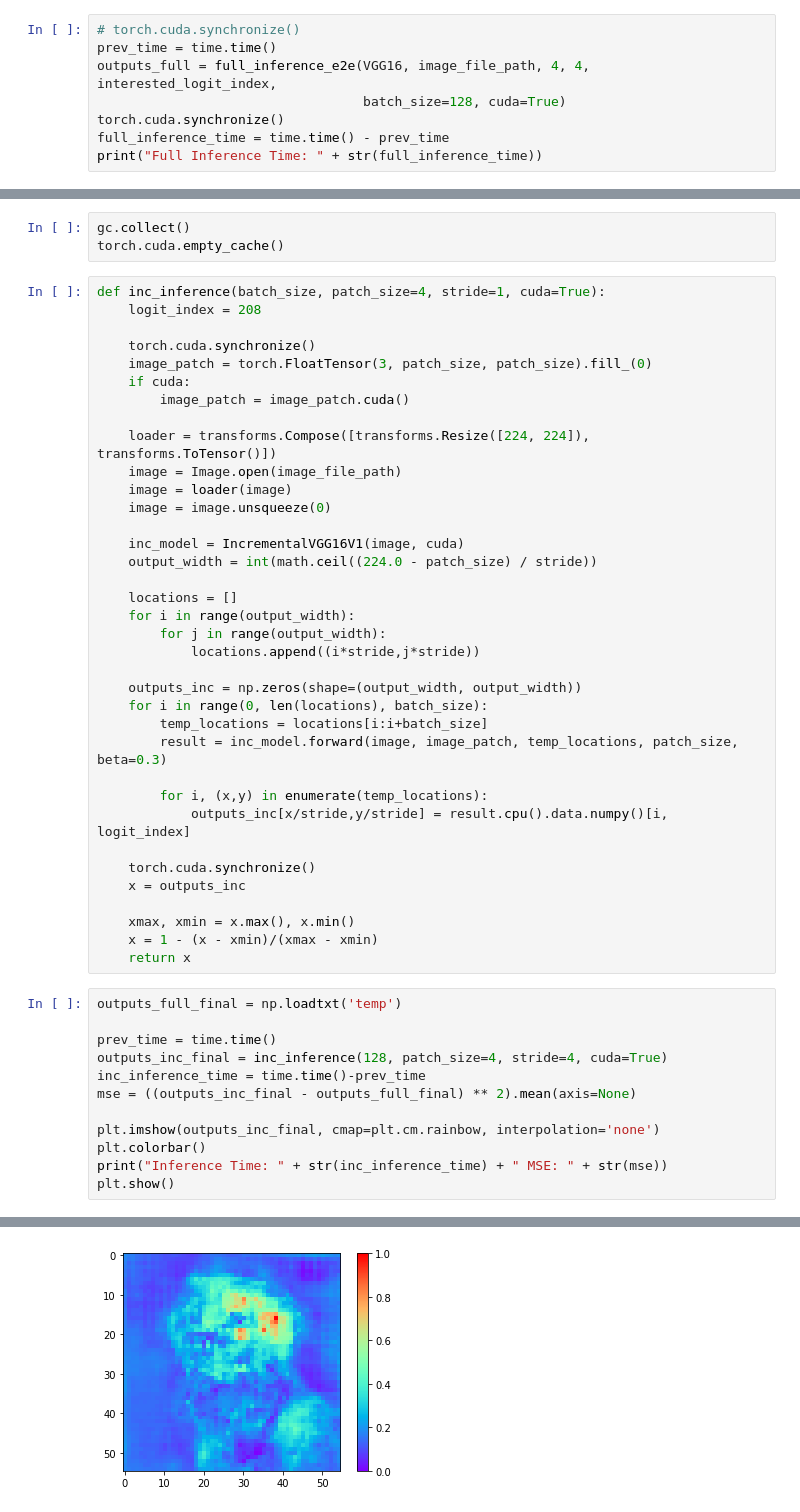
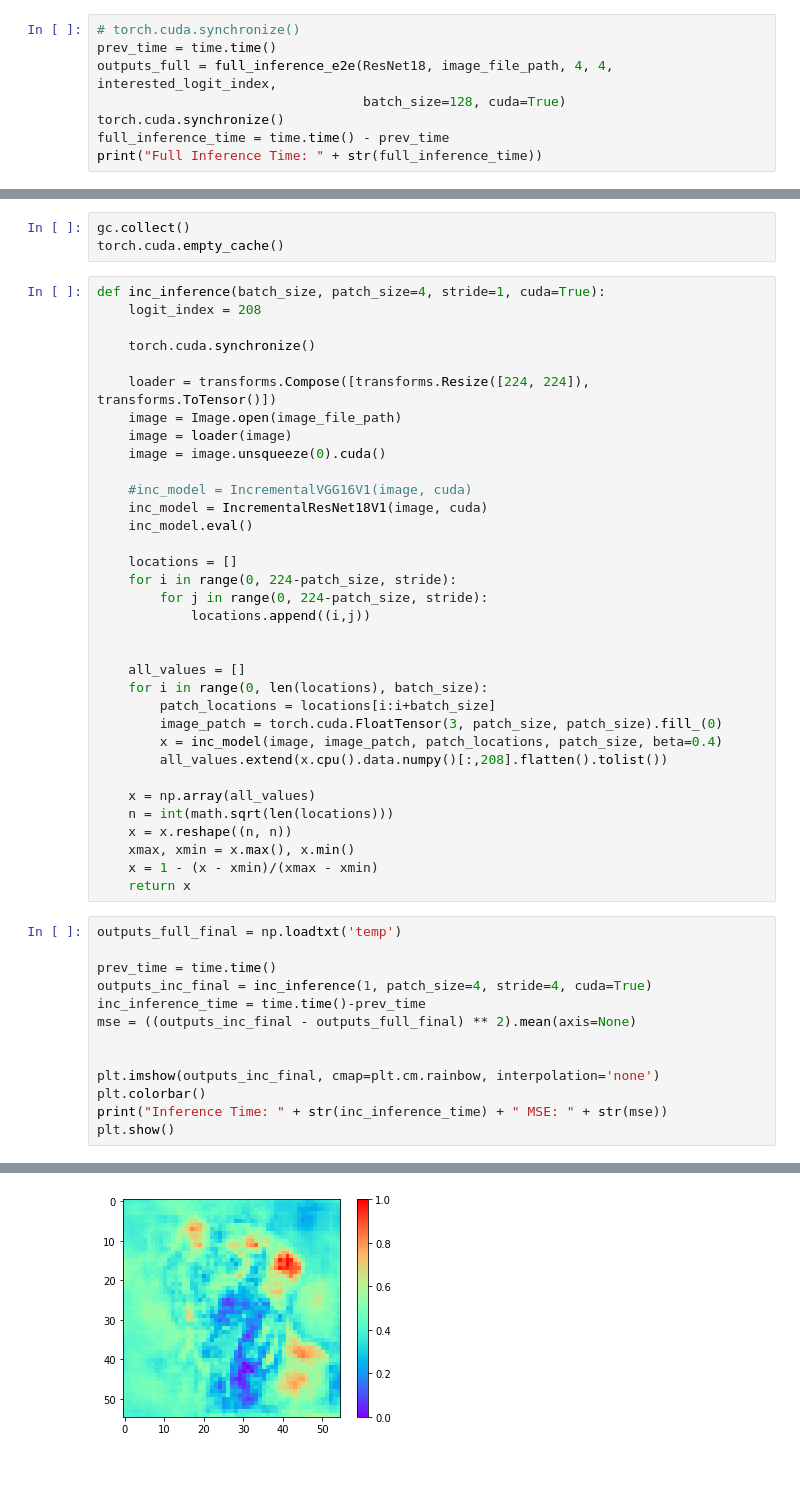
Before and after one commit to xil222/krypton, a Jupyter notebook: notebooks/pytorch_impl.ipynb, the cells around one changed output, grey strips where cells are left out. Drawn from its saved outputs; the diff is of its cells as text; blank space fills up the shorter version.

```diff
--- a/notebooks/pytorch_impl.ipynb
+++ b/notebooks/pytorch_impl.ipynb
@@ -24,7 +27,7 @@ os.environ['OMP_NUM_THREADS'] = '8'
 # %%
 # torch.cuda.synchronize()
 prev_time = time.time()
-outputs_full = full_inference_e2e(VGG16, image_file_path, 4, 4, interested_logit_index,
+outputs_full = full_inference_e2e(ResNet18, image_file_path, 4, 4, interested_logit_index,
                                   batch_size=128, cuda=True)
 torch.cuda.synchronize()
 full_inference_time = time.time() - prev_time
@@ -52,34 +55,32 @@ def inc_inference(batch_size, patch_size=4, stride=1, cuda=True):
     logit_index = 208
 
     torch.cuda.synchronize()
-    image_patch = torch.FloatTensor(3, patch_size, patch_size).fill_(0)
-    if cuda:
-        image_patch = image_patch.cuda()
 
     loader = transforms.Compose([transforms.Resize([224, 224]), transforms.ToTensor()])
     image = Image.open(image_file_path)
     image = loader(image)
-    image = image.unsqueeze(0)
+    image = image.unsqueeze(0).cuda()
 
-    inc_model = IncrementalVGG16V1(image, cuda)
-    output_width = int(math.ceil((224.0 - patch_size) / stride))
+    #inc_model = IncrementalVGG16V1(image, cuda)
+    inc_model = IncrementalResNet18V1(image, cuda)
+    inc_model.eval()
 
     locations = []
-    for i in range(output_width):
-        for j in range(output_width):
-            locations.append((i*stride,j*stride))
+    for i in range(0, 224-patch_size, stride):
+        for j in range(0, 224-patch_size, stride):
+            locations.append((i,j))
 
-    outputs_inc = np.zeros(shape=(output_width, output_width))
+
+    all_values = []
     for i in range(0, len(locations), batch_size):
-        temp_locations = locations[i:i+batch_size]
-        result = inc_model.forward(image, image_patch, temp_locations, patch_size, beta=0.3)
+        patch_locations = locations[i:i+batch_size]
+        image_patch = torch.cuda.FloatTensor(3, patch_size, patch_size).fill_(0)
+        x = inc_model(image, image_patch, patch_locations, patch_size, beta=0.4)
+        all_values.extend(x.cpu().data.numpy()[:,208].flatten().tolist())
 
-        for i, (x,y) in enumerate(temp_locations):
-            outputs_inc[x/stride,y/stride] = result.cpu().data.numpy()[i, logit_index]
-
-    torch.cuda.synchronize()
-    x = outputs_inc
-
+    x = np.array(all_values)
+    n = int(math.sqrt(len(locations)))
+    x = x.reshape((n, n))
     xmax, xmin = x.max(), x.min()
     x = 1 - (x - xmin)/(xmax - xmin)
     return x
@@ -87,9 +88,10 @@ def inc_inference(batch_size, patch_size=4, stride=1, cuda=True):
 outputs_full_final = np.loadtxt('temp')
 
 prev_time = time.time()
-outputs_inc_final = inc_inference(128, patch_size=4, stride=4, cuda=True)
+outputs_inc_final = inc_inference(1, patch_size=4, stride=4, cuda=True)
 inc_inference_time = time.time()-prev_time
 mse = ((outputs_inc_final - outputs_full_final) ** 2).mean(axis=None)
+
 
 plt.imshow(outputs_inc_final, cmap=plt.cm.rainbow, interpolation='none')
 plt.colorbar()
@@ -100,4 +102,4 @@ Inference Time: 6.89133286476 MSE: 0.001978916688219333
-[figure, old version]
+[figure, new version]
 # %%
 temp = np.abs(np.around(outputs_full_final, decimals=3) - np.around(outputs_inc_final, decimals=3))
 plt.imshow(temp, cmap=plt.cm.rainbow, interpolation='none')
```
Also changed, not shown: parts of 5 cells of this notebook, 4 other files.
